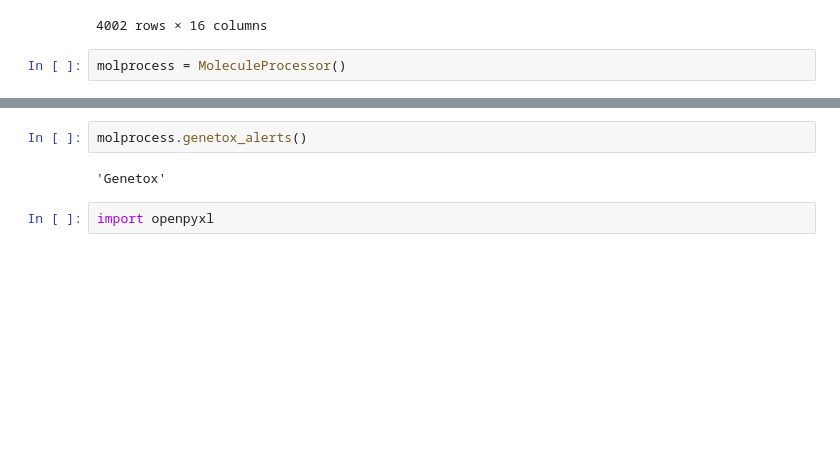
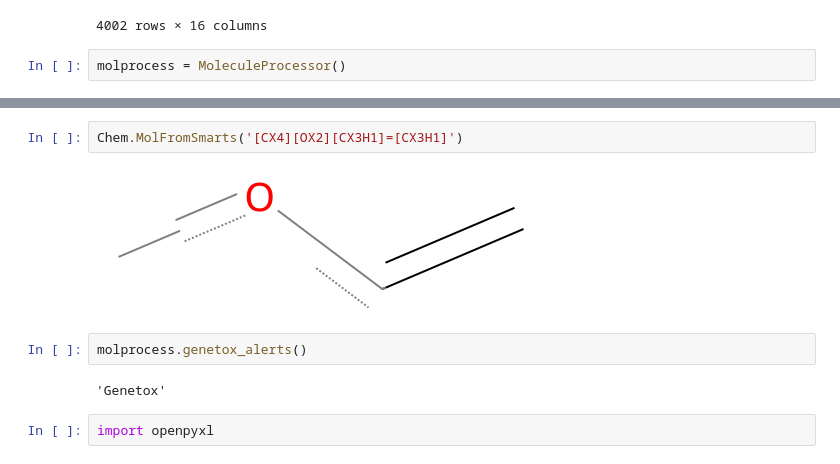
Before and after one commit to g-patlewicz/ttc_nccrp, a Jupyter notebook: notebooks/02-testing.ipynb, the cells around one changed output, grey strips where cells are left out. Cells and saved outputs as stored; diff of their text form; blank space fills up the shorter version.

```diff
--- a/notebooks/02-testing.ipynb
+++ b/notebooks/02-testing.ipynb
@@ -72,3 +72,7 @@ mytest['DTXSID2057990']
+# %%
+Chem.MolFromSmarts('[CX4][OX2][CX3H1]=[CX3H1]')
+# %% [output]
+[figure, added]
 # %%
 molprocess.genetox_alerts()
 # %% [output]
```
Also changed, not shown: parts of 5 cells of this notebook, 2 other files.
